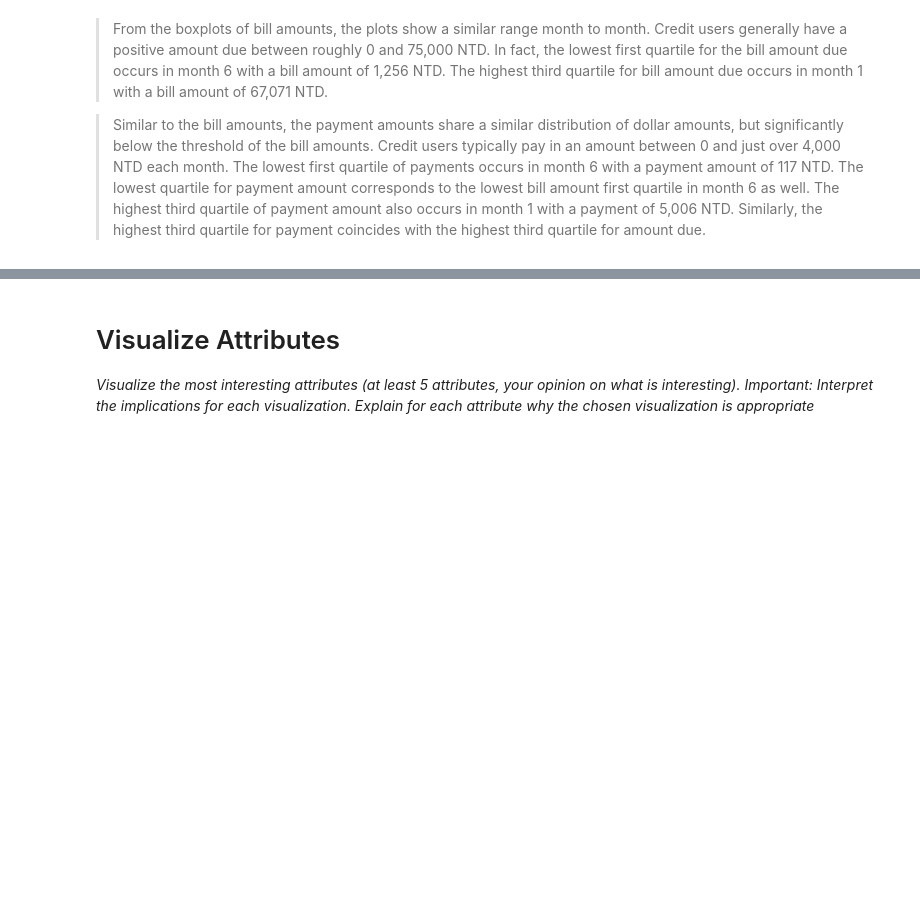
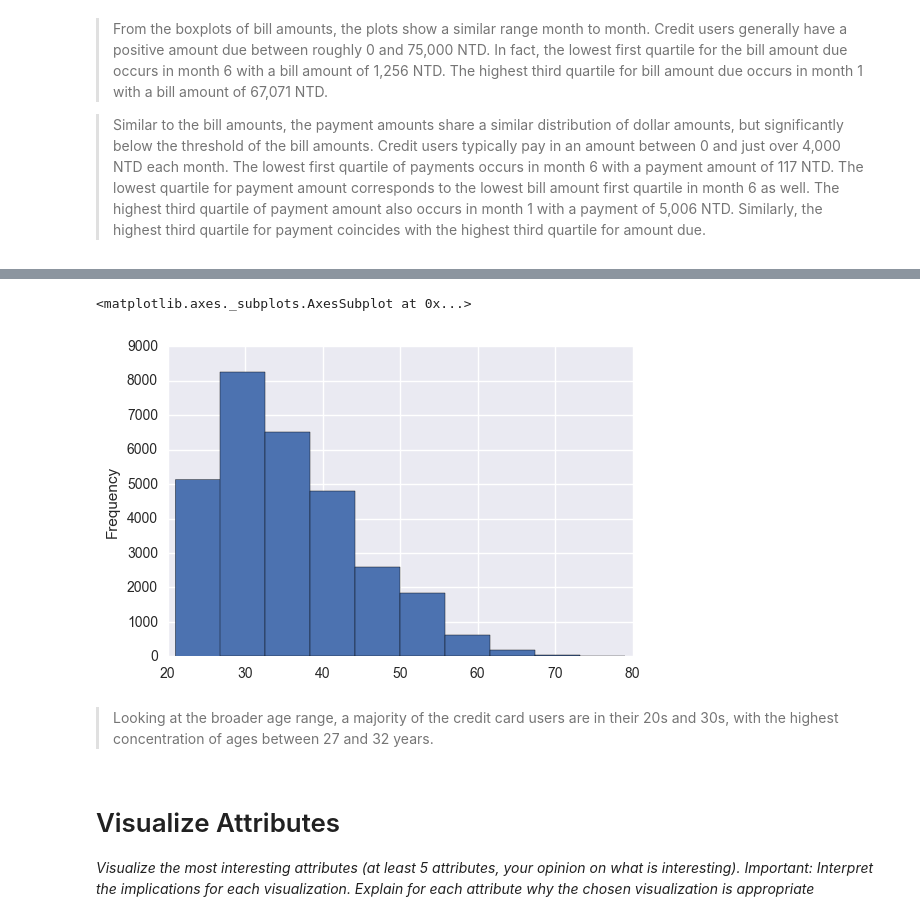
Before and after one commit to msds7331/credit-default, a Jupyter notebook: notebooks/1.0-jbs-credit-default.ipynb, the cells around one changed output, grey strips where cells are left out. Drawn from its saved outputs; the diff is of its cells as text; code cells hidden in the pictures; blank space fills up the shorter version.

Commit message:
Simple statistics section
Added stats for default rate grouped by sex, education
Added histogram of ages

```diff
--- a/notebooks/1.0-jbs-credit-default.ipynb
+++ b/notebooks/1.0-jbs-credit-default.ipynb
@@ -498,3 +548,10 @@ The default value for 'return_type' will change to 'axes' in a future release.
+# %%
+credit['AGE'].plot.hist()
+# %% [output]
+<matplotlib.axes._subplots.AxesSubplot at 0x...>
+[figure, added]
+# %% [markdown]
+>Looking at the broader age range, a majority of the credit card users are in their 20s and 30s, with the highest concentration of ages between 27 and 32 years.
 # %% [markdown]
 # <a name="Visualize-Attributes"></a>Visualize Attributes
 *Visualize the most interesting attributes (at least 5 attributes, your opinion on what is interesting). Important: Interpret the implications for each visualization. Explain for each attribute why the chosen visualization is appropriate*
```
Also changed, not shown: parts of 5 cells of this notebook.
